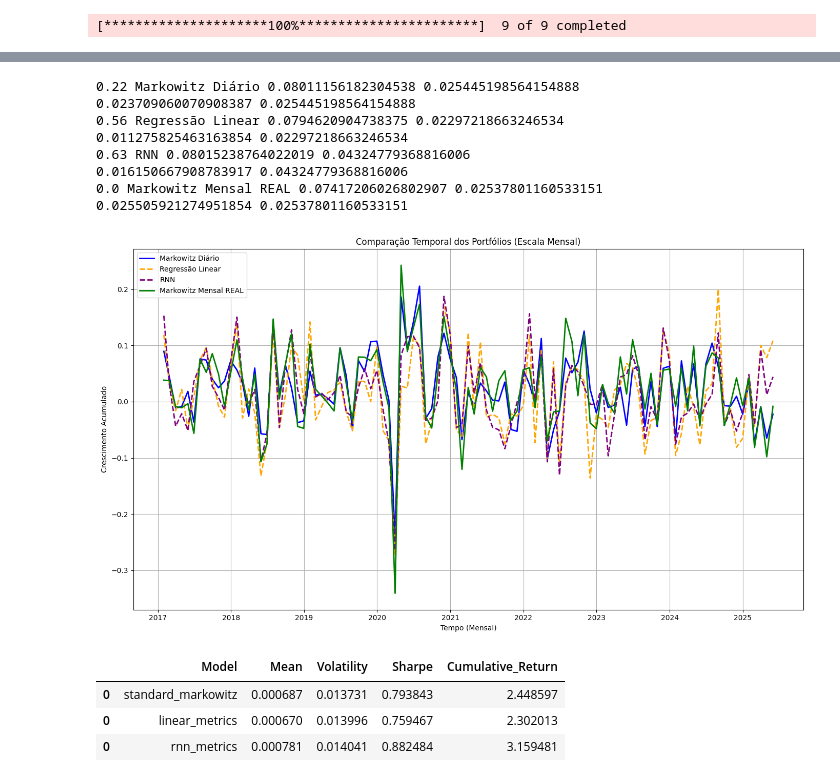
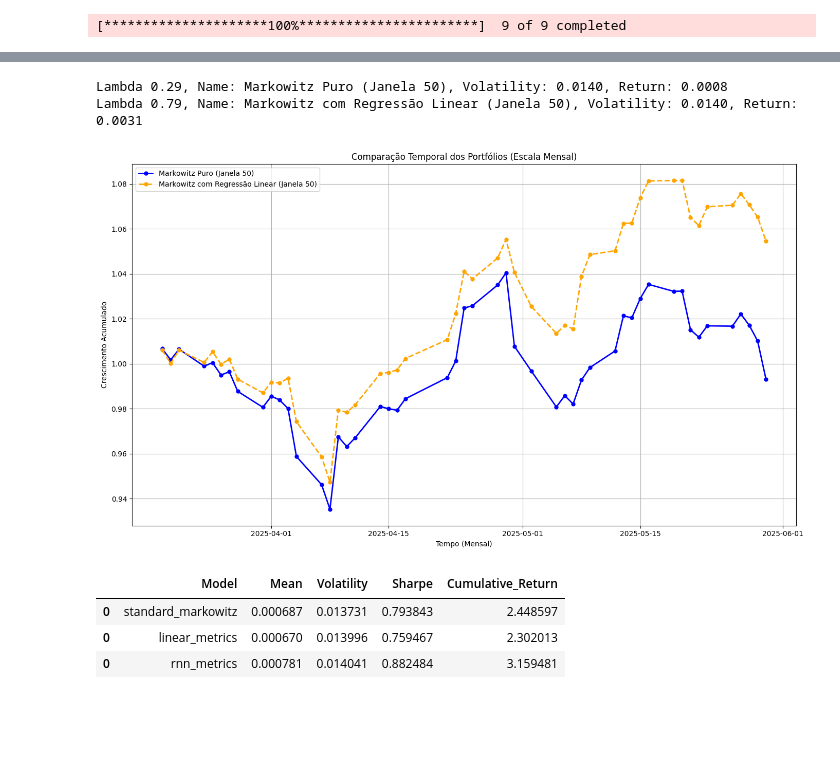
Before and after one commit to maronect/deep_learning_finance, a Jupyter notebook: notebooks/00-compare_models.ipynb, the cells around one changed output, grey strips where cells are left out. Drawn from its saved outputs; the diff is of its cells as text; code cells hidden in the pictures; blank space fills up the shorter version.

```diff
--- a/notebooks/00-compare_models.ipynb
+++ b/notebooks/00-compare_models.ipynb
@@ -25,0 +41,3 @@ prices = load_prices(tickers, start=start_date, end=end_date)
+# %%
+# LR predictions (penultima janela)
+pred_daily = predict_mean_returns(prices, window=window)
@@ -26,15 +57,6 @@ prices = load_prices(tickers, start=start_date, end=end_date)
 # %%
-from src.models.rnn import _train_rnn_model, predict_mean_returns_rnn
 
-
-returns_daily = compute_returns(prices, freq="daily")
-pure_daily = returns_daily.mean()
-cov_daily = returns_daily.cov()
-
-pred_daily = predict_mean_returns(prices, window=5)
-
+# sample mean montlhy
 returns_monthly = compute_returns(prices, freq="monthly")
 pure_monthly = returns_monthly.mean()
 cov_monthly = returns_monthly.cov()
-
-pred_rnn = predict_mean_returns_rnn(prices, window=5, epochs=50, batch_size=16)
@@ -131,34 +177,26 @@ def compare_time_series_local(
         name = model["name"]
         mean = model["mean_returns"]
         cov = model["cov"]
-        is_monthly = model["is_monthly"]
         returns_daily = model["returns_daily"]
-         # ------------ CONVERSÃO (diário → mensal) ------------
-        if not is_monthly:
-            dias = 21
-            mean = (1 + mean) ** dias - 1
-            cov = cov * dias
 
         lamb = find_lambda_for_risk(mean, cov, target_risk)
 
         weights = solve_markowitz(mean, cov, lamb=lamb)
 
-        print(lamb, name, portfolio_volatility(weights, cov), portfolio_return(weights, mean))
+        print("Lambda {}, Name: {}, Volatility: {:.4f}, Return: {:.4f}".format(lamb, name, portfolio_volatility(weights, cov), portfolio_return(weights, mean)))
 
-        port_monthly = returns_daily.resample("ME").agg(lambda x: (1 + x).prod() - 1)
-        port_monthly = port_monthly.dot(weights)
+        port = returns_daily.dot(weights)
 
-        print(port_monthly.mean(), mean.dot(weights))
 
-        acum = (1 + port_monthly).cumprod()
-
+        acum = (1 + port).cumprod()
         plt.plot(
-            port_monthly.index, port_monthly,
+            acum.index, acum,
             # acum.index, acum,
             label=name,
             linewidth=2,
             color=model["color"],
-            linestyle=model["linestyle"]
+            linestyle=model["linestyle"],
+            marker='o', markersize=5
         )
 
     plt.title("Comparação Temporal dos Portfólios (Escala Mensal)")
@@ -169,17 +207,11 @@ def compare_time_series_local(
     plt.tight_layout()
     plt.show()
 # %%
-compare_time_series_local(models, target_risk=0.08)
+compare_time_series_local(models, target_risk=0.014)
 # %% [output]
-0.22 Markowitz Diário 0.08011156182304538 0.025445198564154888
-0.023709060070908387 0.025445198564154888
-0.56 Regressão Linear 0.0794620904738375 0.02297218663246534
-0.011275825463163854 0.02297218663246534
-0.63 RNN 0.08015238764022019 0.04324779368816006
-0.016150667908783917 0.04324779368816006
-0.0 Markowitz Mensal REAL 0.07417206026802907 0.02537801160533151
-0.025505921274951854 0.02537801160533151
+Lambda 0.29, Name: Markowitz Puro (Janela 50), Volatility: 0.0140, Return: 0.0008
+Lambda 0.79, Name: Markowitz com Regressão Linear (Janela 50), Volatility: 0.0140, Return: 0.0031
-[figure, old version]
+[figure, new version]
 # %%
 files = [
     "../outputs/models/standard_markowitz.csv",
```
Also changed, not shown: parts of 16 cells of this notebook, 2 other files.
